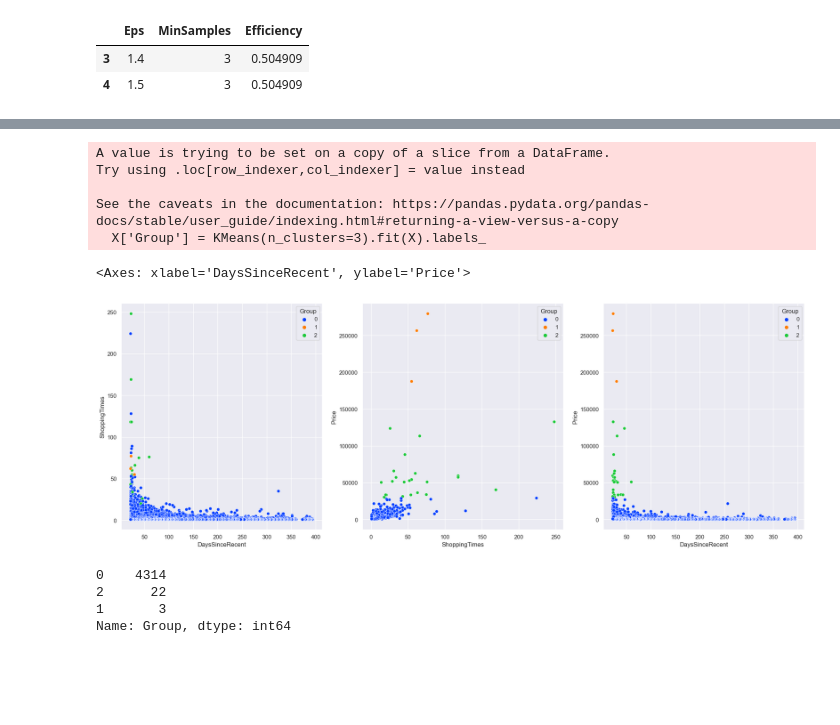
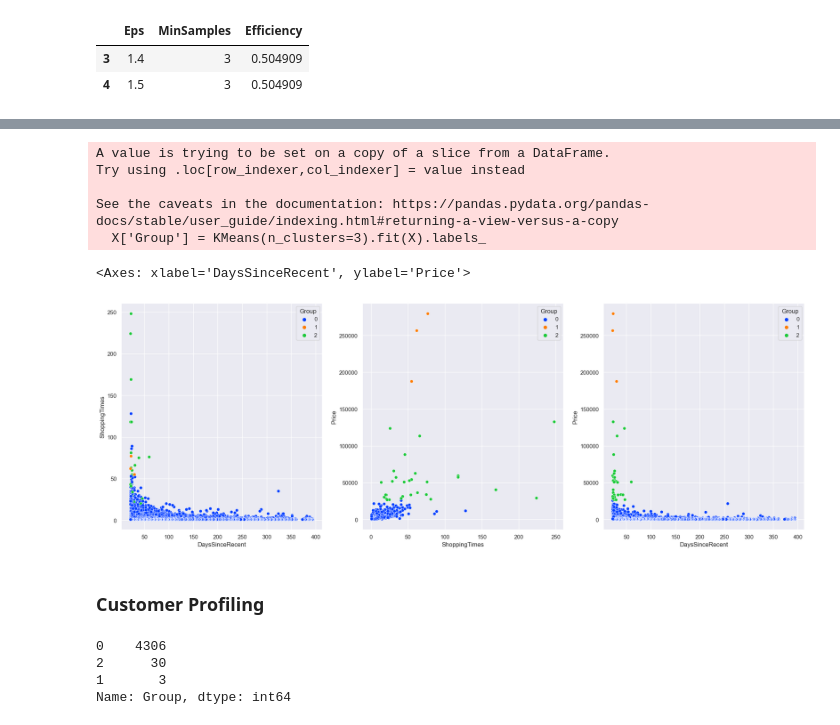
Before and after one commit to Komsan-Kongwongsupak/customers-segmentation, a Jupyter notebook: customers-segmentation.ipynb, the cells around one changed output, grey strips where cells are left out. Drawn from its saved outputs; the diff is of its cells as text; code cells hidden in the pictures; blank space fills up the shorter version.

```diff
--- a/customers-segmentation.ipynb
+++ b/customers-segmentation.ipynb
@@ -487,0 +511,6 @@ df_eval_result_dbscan[df_eval_result_dbscan['Efficiency'] == df_eval_result_dbsc
+# %%
+df_customer = df_customer[['CustomerID', 'Country', 'FirstTimeShopping', 'RecentTimeShopping', 'DaysSinceRecent', 'ShoppingTimes', 'ShoppingItems', 'ShoppingQuantity', 'Price', 'RScore', 'FScore', 'MScore', 'FMScore', 'Group']]
+df_customer.to_csv(os.path.join(file_path, 'customer_clean_clustered.csv'), index=False)
+df_customer = pd.read_csv(os.path.join(file_path, 'customer_clean_clustered.csv'), encoding = "ISO-8859-1")
+
+df_customer.head(5)
@@ -488,23 +524,23 @@ df_eval_result_dbscan[df_eval_result_dbscan['Efficiency'] == df_eval_result_dbsc
 # %%
-X['Group'] = KMeans(n_clusters=3).fit(X).labels_
-
 sns.set()
 figure, axes = plt.subplots(1, 3, figsize=(24,8))
-sns.scatterplot(ax=axes[0], data=X, x='DaysSinceRecent', y='ShoppingTimes', hue='Group', palette='bright')
-sns.scatterplot(ax=axes[1], data=X, x='ShoppingTimes', y='Price', hue='Group', palette='bright')
-sns.scatterplot(ax=axes[2], data=X, x='DaysSinceRecent', y='Price', hue='Group', palette='bright')
+sns.scatterplot(ax=axes[0], data=df_customer, x='DaysSinceRecent', y='ShoppingTimes', hue='Group', palette='bright')
+sns.scatterplot(ax=axes[1], data=df_customer, x='ShoppingTimes', y='Price', hue='Group', palette='bright')
+sns.scatterplot(ax=axes[2], data=df_customer, x='DaysSinceRecent', y='Price', hue='Group', palette='bright')
 # %% [output]
 A value is trying to be set on a copy of a slice from a DataFrame.
 Try using .loc[row_indexer,col_indexer] = value instead
 
 See the caveats in the documentation: https://pandas.pydata.org/pandas-docs/stable/user_guide/indexing.html#returning-a-view-versus-a-copy
   X['Group'] = KMeans(n_clusters=3).fit(X).labels_
 <Axes: xlabel='DaysSinceRecent', ylabel='Price'>
-[figure, old version]
+[figure, new version]
+# %% [markdown]
+### Customer Profiling
 # %%
-X['Group'].value_counts()
+df_customer['Group'].value_counts()
 # %% [output]
-0    4314
-2      22
+0    4306
+2      30
 1       3
 Name: Group, dtype: int64
```
Also changed, not shown: parts of 8 cells of this notebook.
